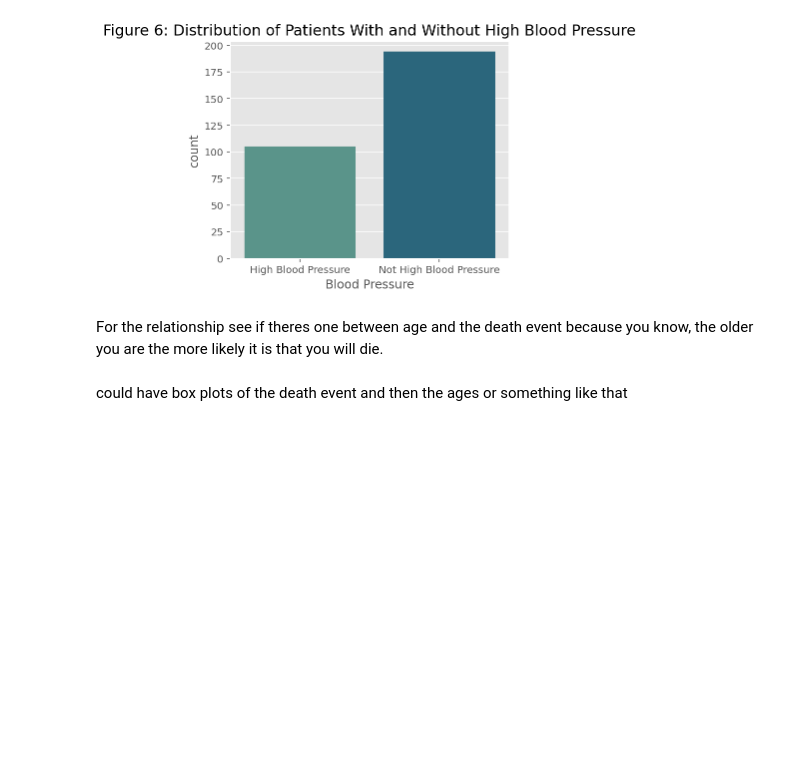
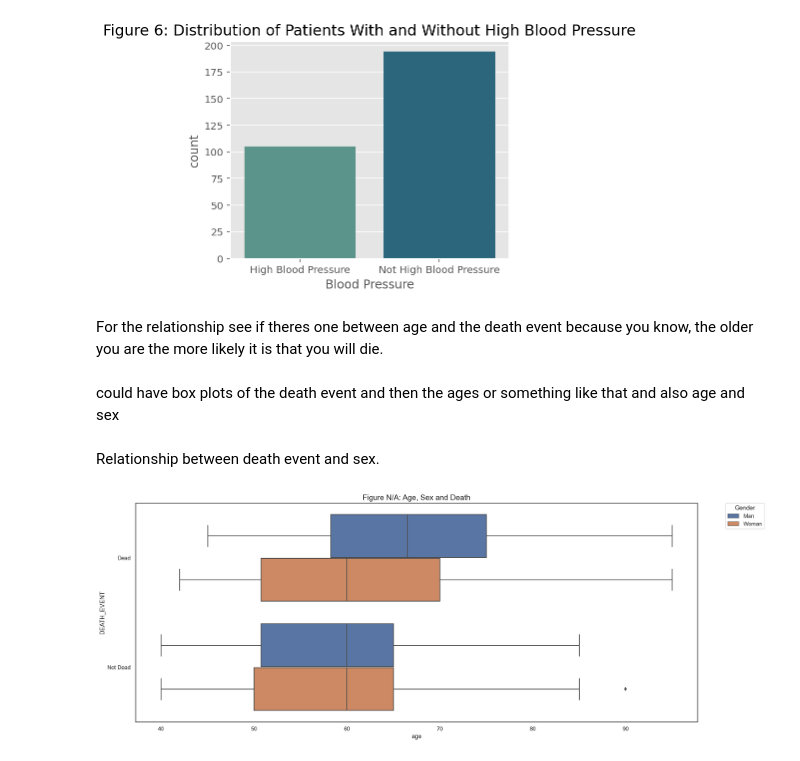
Before and after one commit to Puneet-Grewal/Heart-Attack-Data-Science, a Jupyter notebook: s3900991.ipynb, the cells around one changed output. Drawn from its saved outputs; the diff is of its cells as text; code cells hidden in the pictures; blank space fills up the shorter version.

```diff
--- a/s3900991.ipynb
+++ b/s3900991.ipynb
@@ -118,3 +120,32 @@ df.describe(include=['int64', 'float64']).T.style.set_precision(3)
+# %%
+g_df = pd.DataFrame(df)
+cols = ['anaemia', 'high_blood_pressure', 'diabetes', 'sex', 'smoking', 'DEATH_EVENT']
+for col in cols:
+    g_df[col] = g_df[col].astype('str')
+
+# anaemia
+g_df['anaemia'] = g_df['anaemia'].str.replace('0','No Anaemia')
+g_df['anaemia'] = g_df['anaemia'].str.replace('1','Anaemia')
+
+# high blood pressure
+g_df['high_blood_pressure'] = g_df['high_blood_pressure'].str.replace('0','Not High Blood Pressure')
+g_df['high_blood_pressure'] = g_df['high_blood_pressure'].str.replace('1','High Blood Pressure')
+
+# diabetes
+g_df['diabetes'] = g_df['diabetes'].str.replace('0','Non-Diabetic')
+g_df['diabetes'] = g_df['diabetes'].str.replace('1','Diabetic')
+
+# sex
+g_df['sex'] = g_df['sex'].str.replace('0','Woman')
+g_df['sex'] = g_df['sex'].str.replace('1','Man')
+
+# smoking
+g_df['smoking'] = g_df['smoking'].str.replace('0','Non-Smoker')
+g_df['smoking'] = g_df['smoking'].str.replace('1','Smoker')
+
+# death event
+g_df['DEATH_EVENT'] = g_df['DEATH_EVENT'].str.replace('0','Not Dead')
+g_df['DEATH_EVENT'] = g_df['DEATH_EVENT'].str.replace('1','Dead')
 # %% [markdown]
 ### MAYBE CHANGE SOME OF THE CATEGORICAL ONES TO LIKE PIE CHARTS????
 ### SPLIT INTO EXPLORING NUMERICAL AND CATEGORICAL (then age would go to the bottom also have sub-headings)
@@ -295,4 +296,23 @@ plt.show()
 # %% [markdown]
 For the relationship see if theres one between age and the death event because you know, the older you are the more likely it is that you will die.
 # %% [markdown]
-could have box plots of the death event and then the ages or something like that
+could have box plots of the death event and then the ages or something like that and also age and sex
+# %% [markdown]
+Relationship between death event and sex.
+# %%
+plt.figure(figsize = (20,8))
+sns.boxplot(x="age",
+               y="DEATH_EVENT",
+               hue="sex",
+               data=g_df);
+
+# position the legend outside the chart
+plt.legend(bbox_to_anchor=(1.05, 1),loc=2, borderaxespad=0.,
+          title="Gender");
+
+# set the x-axis title
+plt.xlabel("age");
+plt.title('Figure N/A: Age, Sex and Death', fontsize = 15)
+plt.show()
+# %% [output]
+[figure, added]
```
Also changed, not shown: parts of 23 cells of this notebook.
